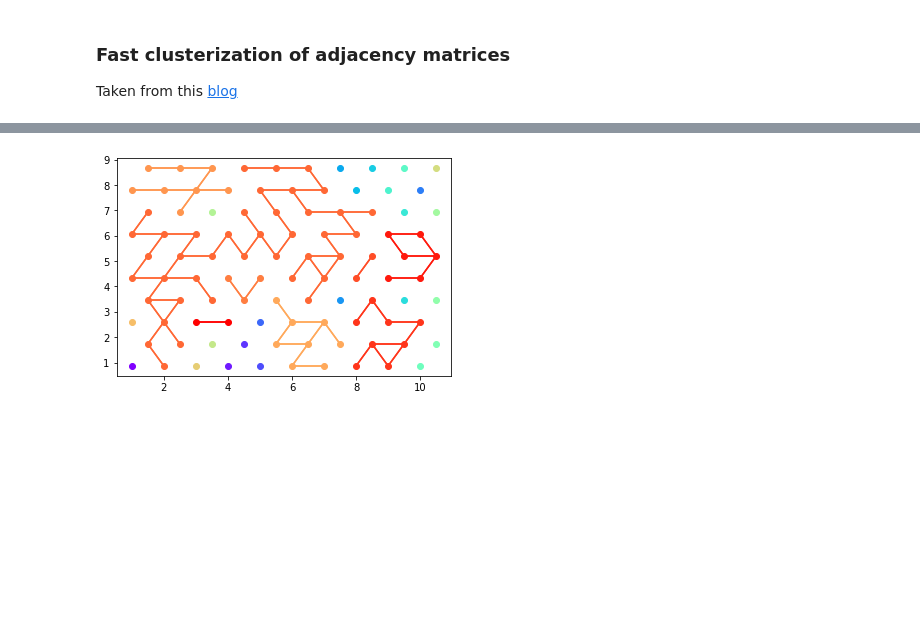
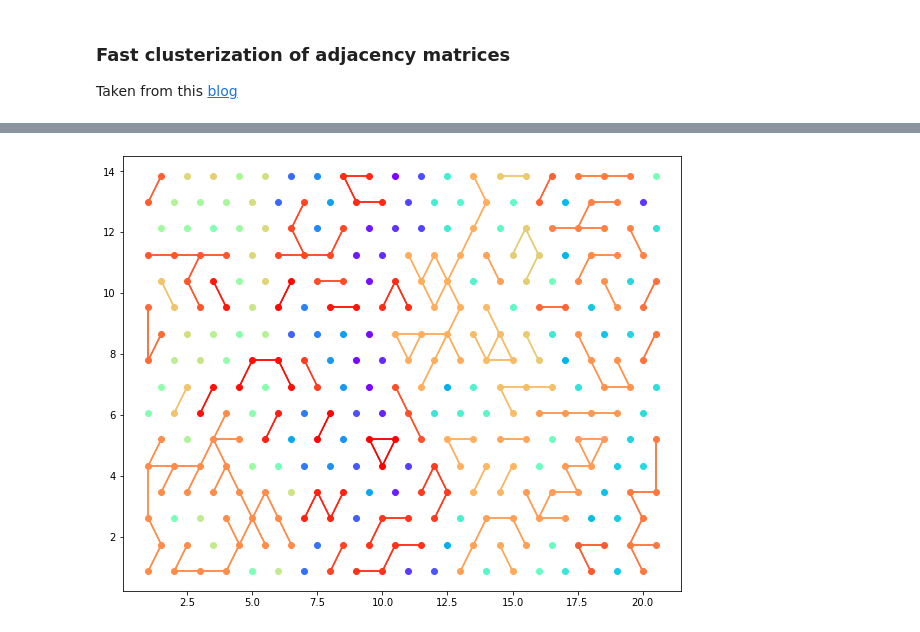
Before and after one commit to ccontrer/RNDStuff, a Jupyter notebook: Adjancency.ipynb, the cells around one changed output, grey strips where cells are left out. Cells and saved outputs as stored; diff of their text form; code cells hidden in the pictures; blank space fills up the shorter version.

Commit message:
adjacency clusters any size

```diff
--- a/Adjancency.ipynb
+++ b/Adjancency.ipynb
@@ -4,26 +4,31 @@ import scipy as sp
 from scipy import spatial
 from scipy import sparse
 import matplotlib.pyplot as plt
+# %%
+from pylab import rcParams
+rcParams['figure.figsize'] = 10, 8
 # %% [markdown]
 ### Fast clusterization of adjacency matrices
 Taken from this [blog](http://raphael.candelier.fr/?blog=Adj2cluster)
 # %%
-def make_nodes_grid(n):
-    # n: size of the network
+def make_nodes_grid(m, n):
+    # m: number of row in the network
+    # n: number of columns in the network
 
-    Y, X = np.meshgrid(np.linspace(1, n, n), np.linspace(1, n, n), sparse=False, indexing='ij')
-    for i in np.arange(1, n+1, 2):
+    Y, X = np.meshgrid(np.linspace(1, m, m), np.linspace(1, n, n), sparse=False, indexing='ij')
+    for i in np.arange(1, m, 2):
         X[i, :] = X[i, :] + 1/2
     Y = Y*np.sqrt(3)/2
     x = np.reshape(X, (-1), order='F')
     y = np.reshape(Y, (-1), order='F')
     return x, y
 
-def random_adjacency_matrix(n, p):
-    # n: Mesh width
+def random_adjacency_matrix(m, n, p):
+    # m: number of row in the network
+    # n: number of columns in the network
     # p: Link probability
 
-    x, y = make_nodes_grid(n)
+    x, y = make_nodes_grid(m, n)
     tri = sp.spatial.Delaunay(np.c_[x, y])
     T = tri.simplices
     tmp = np.r_[np.c_[T[:, 0], T[:, 1]],
@@ -31,23 +36,25 @@ def random_adjacency_matrix(n, p):
                np.c_[T[:, 1], T[:, 2]]]
     links = np.unique(np.c_[np.minimum(tmp[:, 0], tmp[:, 1]), np.maximum(tmp[:, 0], tmp[:, 1])], axis=0)
     L = links[np.random.rand(len(links)) <= p, :]
-    A = sp.sparse.coo_matrix((np.ones(len(L)), (L[:, 0], L[:, 1])), shape=(n**2, n**2))
+    A = sp.sparse.coo_matrix((np.ones(len(L)), (L[:, 0], L[:, 1])), shape=(m*n, m*n))
     return A
 
-def show_adjacency_matrix(A):
+def show_adjacency_matrix(A, m, n):
     # A: sparse matrix
+    # m: number of row in the network
+    # n: number of columns in the network
 
-    n = int(np.sqrt(A.shape[0]))
-    x, y = make_nodes_grid(n)
+    x, y = make_nodes_grid(m, n)
     for i, j in zip(A.row, A.col):
         plt.plot([x[i], x[j]], [y[i], y[j]], c='b')
     plt.plot(x, y, 'ob')
 
 def adjoint_2_cluster(A):
+    # A: sparse matrix
+
     # Reverse Cuthill-McKee ordering
     S = A + np.transpose(A)
     r = sp.sparse.csgraph.reverse_cuthill_mckee(S)[::-1]
-
     # Get the clusters
     C = [[r[0]]]
     for i in range(1,r.size):
@@ -57,12 +64,13 @@ def adjoint_2_cluster(A):
             C.append([r[i]])
     return C
 
-def show_clusters(A, C):
+def show_clusters(A, C, m, n):
     # A: sparse matrix
     # C: clusters
+    # m: number of row in the network
+    # n: number of columns in the network
 
-    n = int(np.sqrt(A.shape[0]))
-    x, y = make_nodes_grid(n)
+    x, y = make_nodes_grid(m, n)
     color = plt.cm.rainbow(np.linspace(0, 1, len(C)))
     k = 0
     for c in C:
@@ -79,0 +83,5 @@ show_adjacency_matrix(A)
+# %%
+m = 16
+n = 20
+A = random_adjacency_matrix(m, n, 0.20)
+show_adjacency_matrix(A, m, n)
@@ -80,5 +90,5 @@ show_adjacency_matrix(A)
 # %%
 C = adjoint_2_cluster(A)
-show_clusters(A, C)
+show_clusters(A, C, m, n)
 # %% [output]
-[figure, old version]
+[figure, new version]
```
Also changed, not shown: parts of 2 cells of this notebook.
